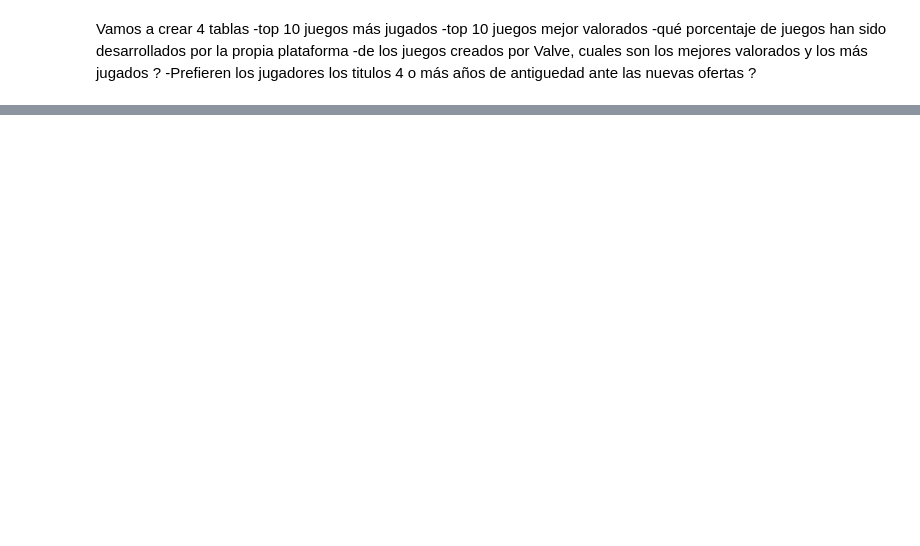
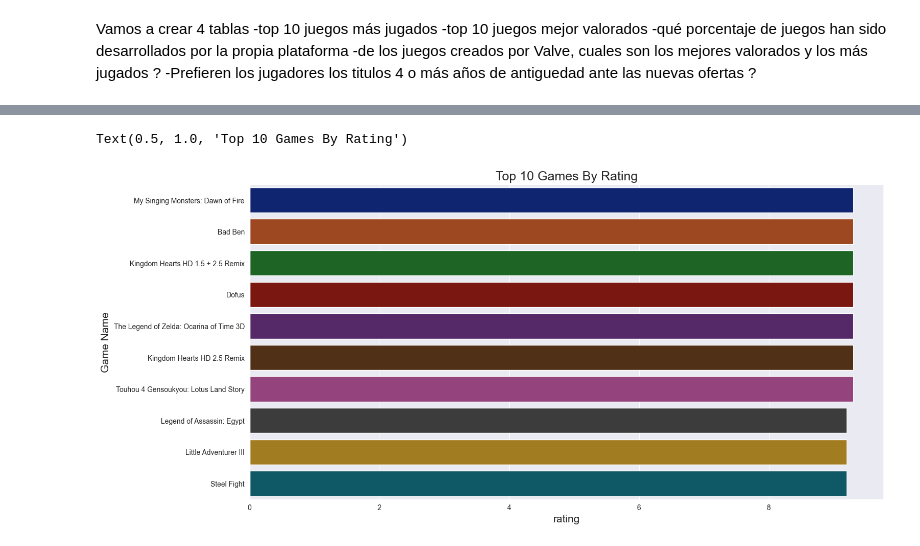
Before and after one commit to JacoboFdez/PROJECTO, a Jupyter notebook: notebook/Visualización .ipynb, the cells around one changed output, grey strips where cells are left out. Saved outputs shown, nothing was run; the diff lists cells and outputs as text; code cells hidden in the pictures; blank space fills up the shorter version.

```diff
--- a/notebook/Visualización .ipynb
+++ b/notebook/Visualización .ipynb
@@ -11,0 +103,4 @@ import seaborn as sns
+# %%
+df_LAST["rating"] = df_LAST["rating"].fillna("9.2")
+# %%
+df_LAST["genre"] = df_LAST["genre"].fillna("Action")
@@ -11,0 +123,2 @@ import seaborn as sns
+# %%
+df_LAST['rating'] = pd.to_numeric(df_LAST['rating'],errors = 'coerce')
@@ -11,0 +145,3 @@ import seaborn as sns
+# %%
+TOP10RATED = df_LAST.sort_values(by='rating',ascending=False).head(10)
+TOP10RATED
@@ -12,3 +160,13 @@ import seaborn as sns
+# %%
+sns.set_style("darkgrid")
+plt.figure(figsize=(16,8))
+sns.barplot(x='rating',y='title',data=TOP10RATED,palette='dark')
+plt.ylabel('Game Name',fontsize=15)
+plt.xlabel('rating',fontsize=15)
+plt.title('Top 10 Games By Rating',fontsize=18)
+# %% [output]
+Text(0.5, 1.0, 'Top 10 Games By Rating')
+[figure, added]
 # %%
 def generate_cloud_normal(column, filename):
 
```
Also changed, not shown: parts of 19 cells of this notebook, 6 other files.
